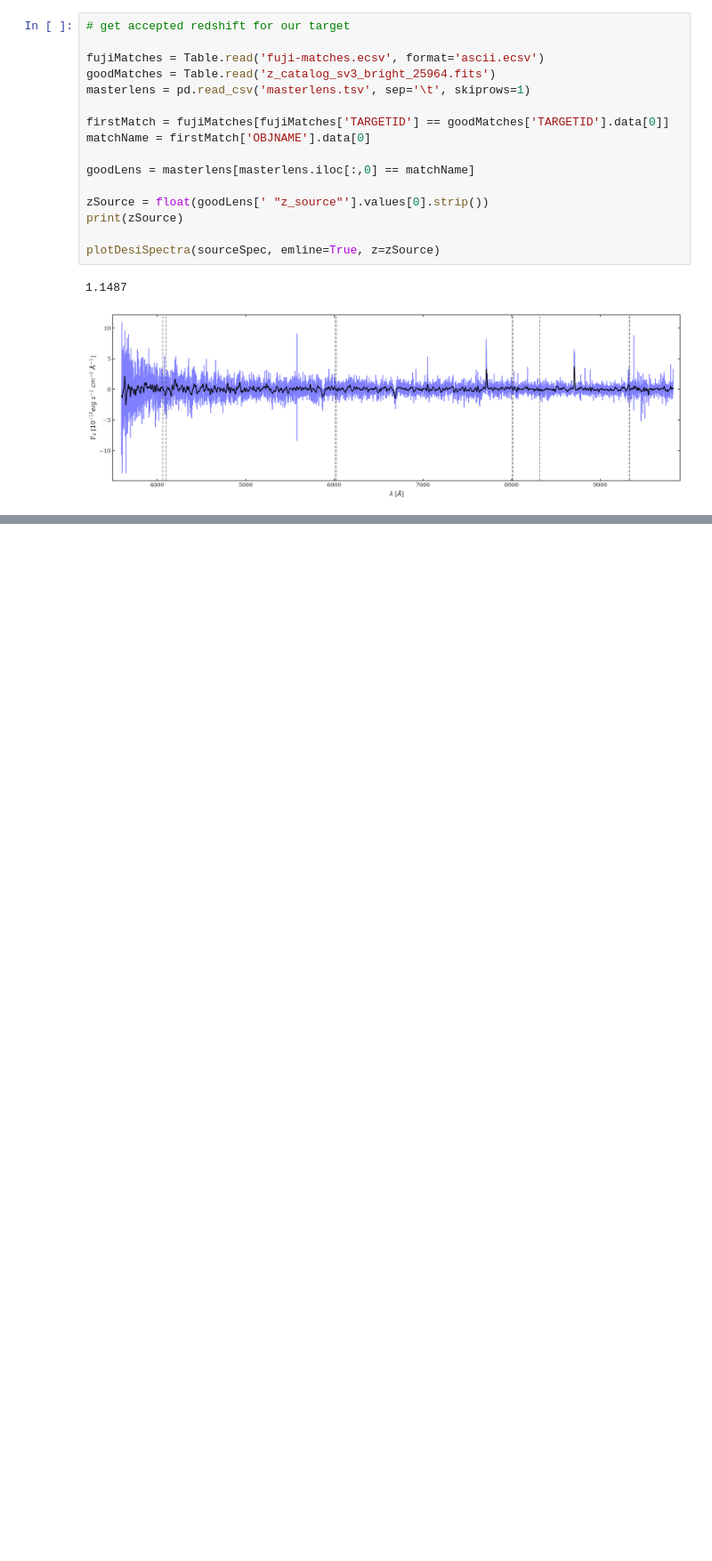
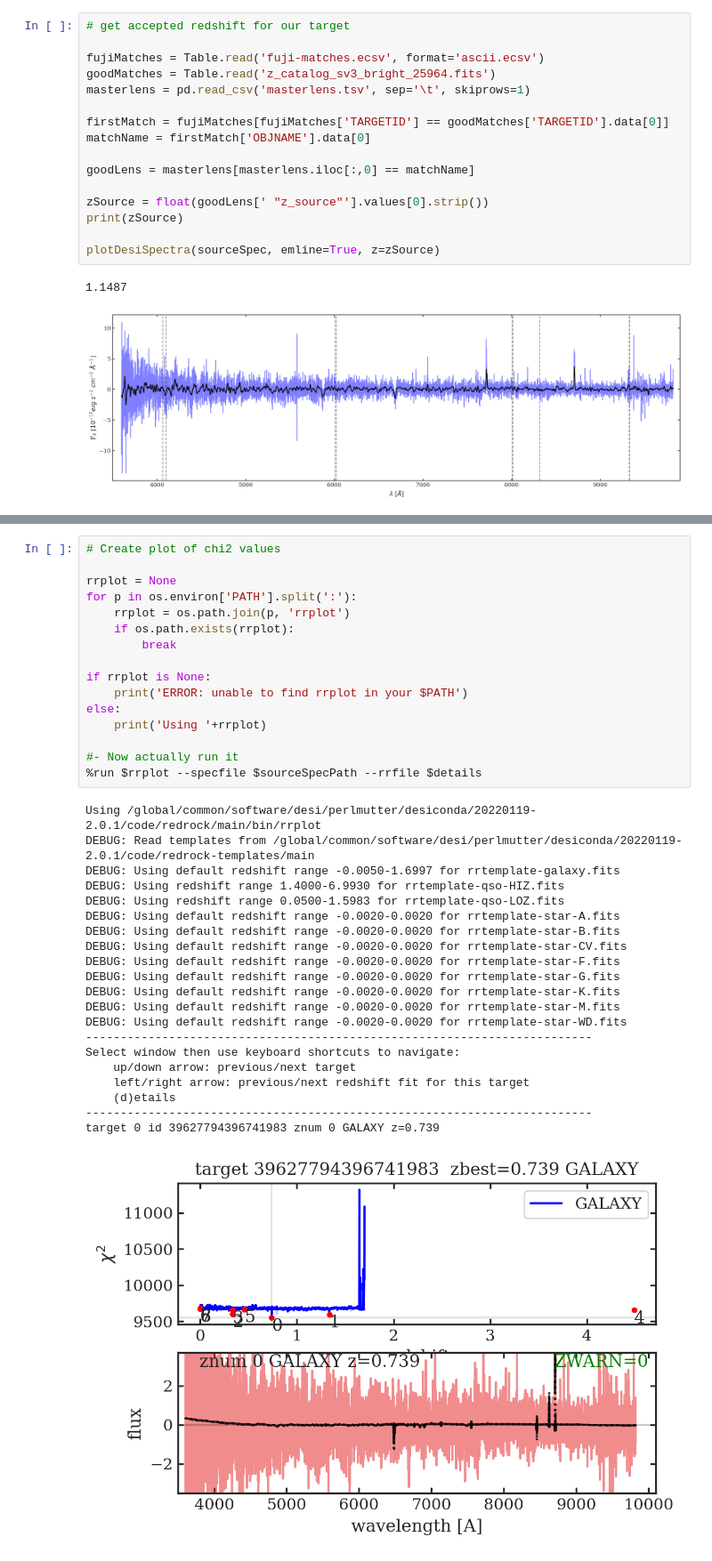
Before and after one commit to moustakas/fastspecfit-projects, a Jupyter notebook: speclens/plotSeparatedSpectra.ipynb, the cells around one changed output, grey strips where cells are left out. Shown at 89% size. Saved outputs shown, nothing was run; the diff lists cells and outputs as text; blank space fills up the shorter version.

```diff
--- a/speclens/plotSeparatedSpectra.ipynb
+++ b/speclens/plotSeparatedSpectra.ipynb
@@ -256,0 +272,38 @@ Table length=1
+# %%
+# Create plot of chi2 values
+
+rrplot = None
+for p in os.environ['PATH'].split(':'):
+    rrplot = os.path.join(p, 'rrplot')
+    if os.path.exists(rrplot):
+        break
+
+if rrplot is None:
+    print('ERROR: unable to find rrplot in your $PATH')
+else:
+    print('Using '+rrplot)
+
+#- Now actually run it
+%run $rrplot --specfile $sourceSpecPath --rrfile $details
+# %% [output]
+Using /global/common/software/desi/perlmutter/desiconda/20220119-2.0.1/code/redrock/main/bin/rrplot
+DEBUG: Read templates from /global/common/software/desi/perlmutter/desiconda/20220119-2.0.1/code/redrock-templates/main
+DEBUG: Using default redshift range -0.0050-1.6997 for rrtemplate-galaxy.fits
+DEBUG: Using redshift range 1.4000-6.9930 for rrtemplate-qso-HIZ.fits
+DEBUG: Using redshift range 0.0500-1.5983 for rrtemplate-qso-LOZ.fits
+DEBUG: Using default redshift range -0.0020-0.0020 for rrtemplate-star-A.fits
+DEBUG: Using default redshift range -0.0020-0.0020 for rrtemplate-star-B.fits
+DEBUG: Using default redshift range -0.0020-0.0020 for rrtemplate-star-CV.fits
+DEBUG: Using default redshift range -0.0020-0.0020 for rrtemplate-star-F.fits
+DEBUG: Using default redshift range -0.0020-0.0020 for rrtemplate-star-G.fits
+DEBUG: Using default redshift range -0.0020-0.0020 for rrtemplate-star-K.fits
+DEBUG: Using default redshift range -0.0020-0.0020 for rrtemplate-star-M.fits
+DEBUG: Using default redshift range -0.0020-0.0020 for rrtemplate-star-WD.fits
+-------------------------------------------------------------------------
+Select window then use keyboard shortcuts to navigate:
+    up/down arrow: previous/next target
+    left/right arrow: previous/next redshift fit for this target
+    (d)etails
+-------------------------------------------------------------------------
+target 0 id 39627794396741983 znum 0 GALAXY z=0.739
+[figure, added]
```
Also changed, not shown: parts of 5 cells of this notebook.
